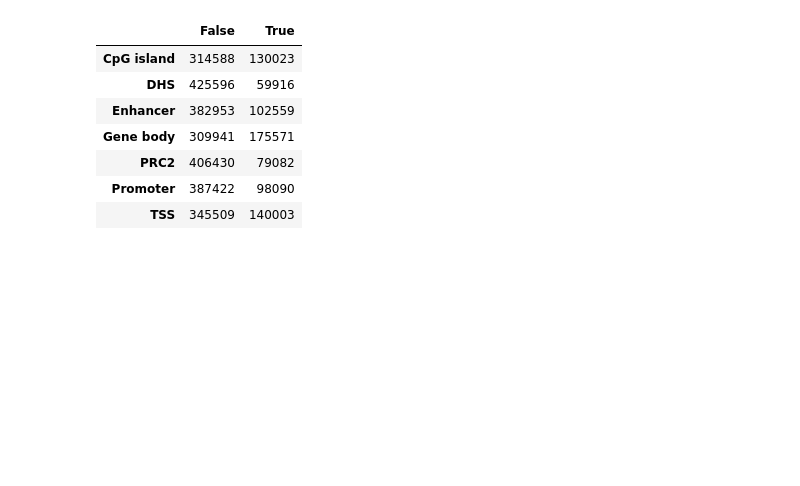
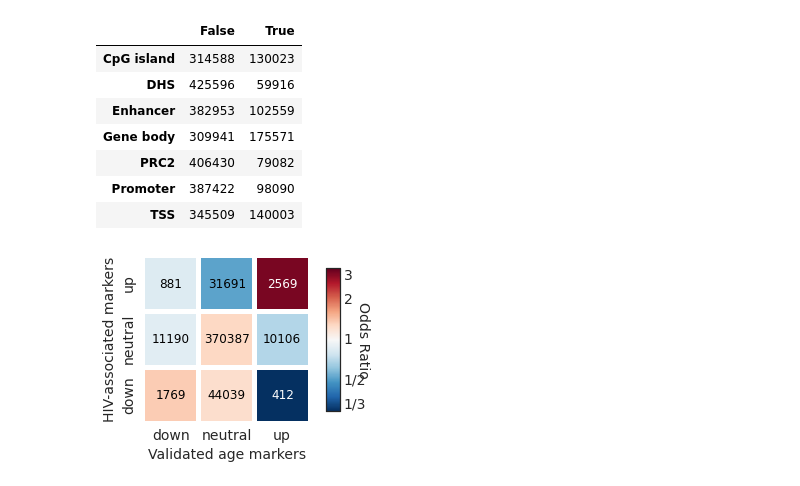
Before and after one commit to theandygross/HIV_Methylation, a Jupyter notebook: Figure3.ipynb, the cells around one changed output. Cells and saved outputs as stored; diff of their text form; code cells hidden in the pictures; blank space fills up the shorter version.

```diff
--- a/Figure3.ipynb
+++ b/Figure3.ipynb
@@ -80,3 +103,41 @@ c2
+# %%
+ct = pd.crosstab(hiv_d, age_d).ix[['HIV-down','neutral','HIV-up'],
+                                  ['age-down','neutral','age-up']]
+
+or_ct = pd.DataFrame({a:{b:odds_ratio(hiv_d==a, age_d==b) for b in age_d.unique()}
+                      for a in hiv_d.unique()}).T.ix[ct.index, ct.columns]
+or_ct.columns.name = None
+or_ct.index.name = None
+# %%
+def overlap_plot(fig, ax):
+
+    sns.heatmap(np.log2(or_ct).ix[::-1], linewidths=4, cbar=False, ax=ax, square=True,
+                     center=0)
+    ax.set_xticklabels([c.get_text().split('-')[-1]
+                        for c in ax.get_xticklabels()], size=14)
+    ax.set_yticklabels([c.get_text().split('-')[-1]
+                        for c in ax.get_yticklabels()], size=14)
+    ax.set_xlabel('Validated age markers', size=14, ha='center')
+    ax.set_ylabel('HIV-associated markers\n', size=14, va='center')
+
+
+    cbar = fig.colorbar(ax.get_children()[2], ticks=[-1.58,-1,0,1,1.58],
+                        ax=ax, use_gridspec=True, pad=.05, aspect=10, shrink=.85)
+    cbar.ax.set_yticklabels(['1/3','1/2',1,2,3], size=14)
+    cbar.ax.set_ylabel('Odds Ratio', rotation=270, size=14)
+    for i,(a,v) in enumerate(ct.iterrows()):
+        for j,(b,c) in enumerate(v.iteritems()):
+            if np.log2(or_ct).abs().ix[a,b] > 1:
+                color = 'white'
+            else:
+                color = 'black'
+            ax.annotate(c, (j+.5, i+.5), ha='center', va='center', fontsize=12,
+                        color=color)
+
+fig, ax = subplots(figsize=(5.5,3))
+overlap_plot(fig, ax)
+# %% [output]
+[figure, added]
 # %%
 associations = {}
 for i,a in features.iteritems():
```
Also changed, not shown: parts of 22 cells of this notebook, 2 other files.
